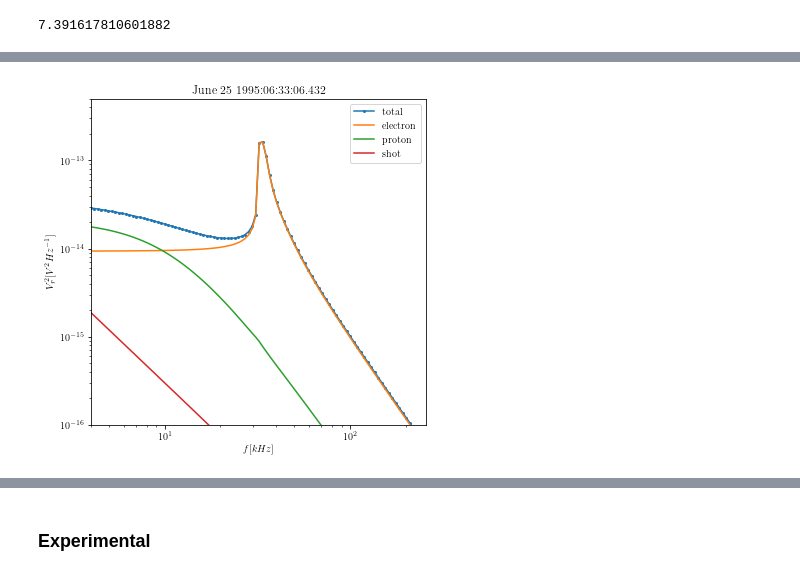
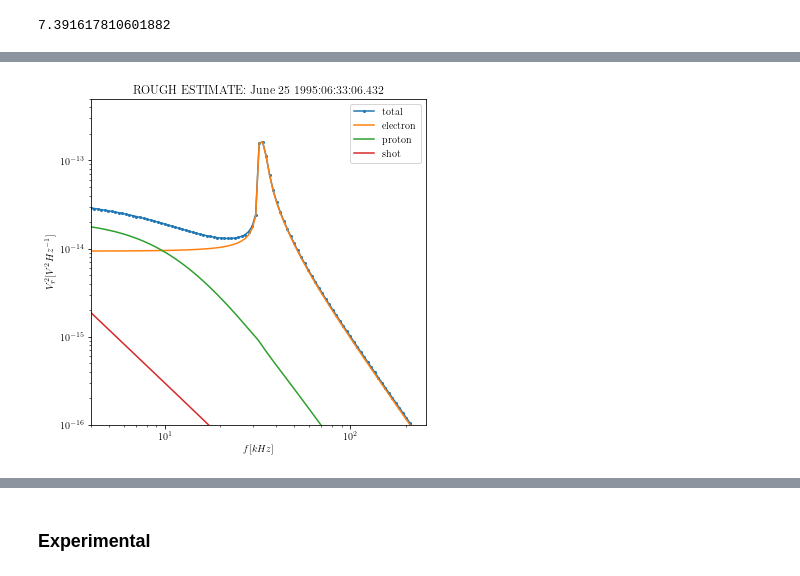
Before and after one commit to AyushmaanAggarwal/qtn-proj-ayu, a Jupyter notebook: wind.ipynb, the cells around one changed output, grey strips where cells are left out. Saved outputs shown, nothing was run; the diff lists cells and outputs as text; code cells hidden in the pictures.

```diff
--- a/wind.ipynb
+++ b/wind.ipynb
@@ -16,4 +17,7 @@ import netCDF4 as nc
 %matplotlib inline
+# %%
+T = Timer.Timer()
+T.start()
 # %%
 ant_len = 50      # m (monopole)
 ant_rad = 1.9e-4  # m
@@ -66 +74,3 @@ wrelplot = fbins/fpe
+# %%
+p = BiMax(ant_len, ant_rad, base_cap,False)
 # %%
@@ -89,21 +123,22 @@ gamma = g_s[:, 0]
 shot = g_s[:, 1]
 vr2 = enoise + pnoise + shot
 # %%
+T.lap("Plot")
 plt.rc('text', usetex=True)
 plt.rc('font', family='serif')
 fig = plt.figure(figsize=[6, 6], facecolor='w')
 plt.plot(fbins/1000, vr2/gamma, 'o-', markersize=2, label='total')
 plt.plot(fbins/1000, enoise/gamma, label='electron')
 plt.plot(fbins/1000, pnoise/gamma, label='proton')
 plt.plot(fbins/1000, shot/gamma, label='shot')
 plt.xscale('log')
 plt.yscale('log')
 plt.xlim([4, 256])
 plt.ylim([1e-16, 5e-13])
 plt.xlabel(r'$f[kHz]$')
 plt.ylabel(r'$V_r^2[V^2Hz^{-1}]$')
-plt.title('June 25 1995:06:33:06.432')
+plt.title('ROUGH ESTIMATE: June 25 1995:06:33:06.432')
 plt.legend(loc='best')
 plt.show()
 # %% [output]
-[figure, old version]
+[figure, new version]
```
Also changed, not shown: parts of 24 cells of this notebook, 17 other files.
